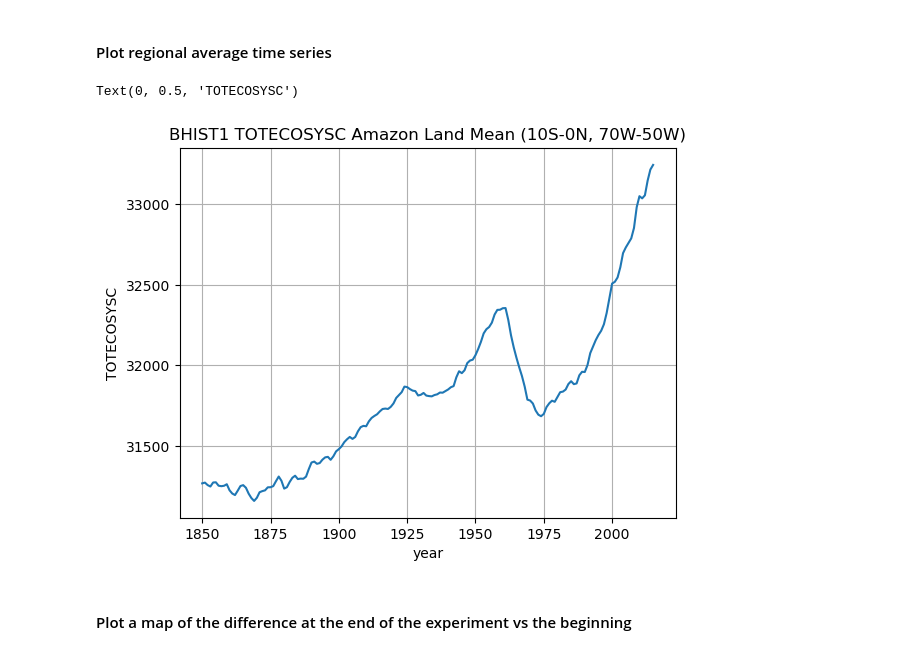
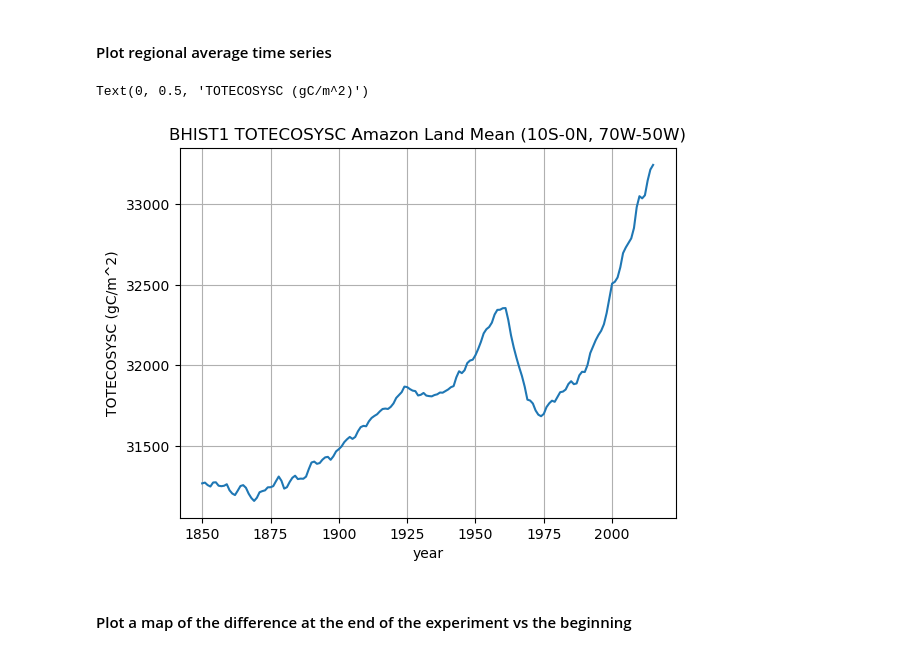
Before and after one commit to NCAR/CESM-emission-driven-run-tutorial, a Jupyter notebook: analysis_notebooks/land_carbon_analysis.ipynb, the cells around one changed output. Drawn from its saved outputs; the diff is of its cells as text; code cells hidden in the pictures.

```diff
--- a/analysis_notebooks/land_carbon_analysis.ipynb
+++ b/analysis_notebooks/land_carbon_analysis.ipynb
@@ -272,21 +284,21 @@ Text(0, 0.5, 'TOTECOSYSC')
 # %%
 # how to select a region using lat and lon
 lon_min = 360-70
 lon_max = 360-50
 lat_min = -10
 lat_max = 0
 
 #regional average example
 amazon_mean = area_weighted_regional_average(ds, var, lat_max, lat_min, lon_max, lon_min)
 
 # calculate annual mean and plot time series for the regional average
 (amazon_mean.groupby(amazon_mean['time.year']).mean(dim='time')).plot()
 plt.title(casenameshort +' ' +var +' Amazon Land Mean (10S-0N, 70W-50W)')
 plt.grid()
-plt.ylabel(var)
+plt.ylabel(var +' (gC/m^2)')
 # %% [output]
-Text(0, 0.5, 'TOTECOSYSC')
+Text(0, 0.5, 'TOTECOSYSC (gC/m^2)')
-[figure, old version]
+[figure, new version]
 # %% [markdown]
 #### Plot a map of the difference at the end of the experiment vs the beginning
 # %%
```
Also changed, not shown: parts of 12 cells of this notebook.
